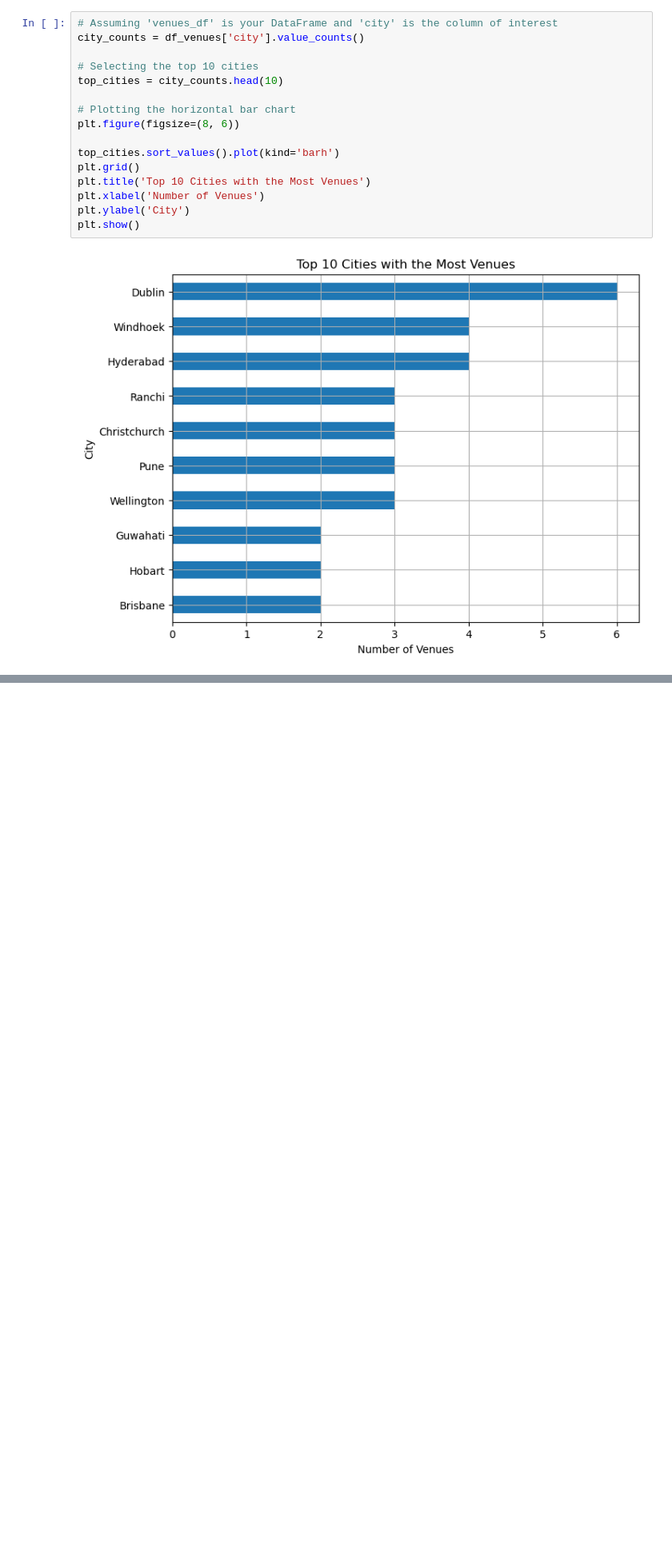
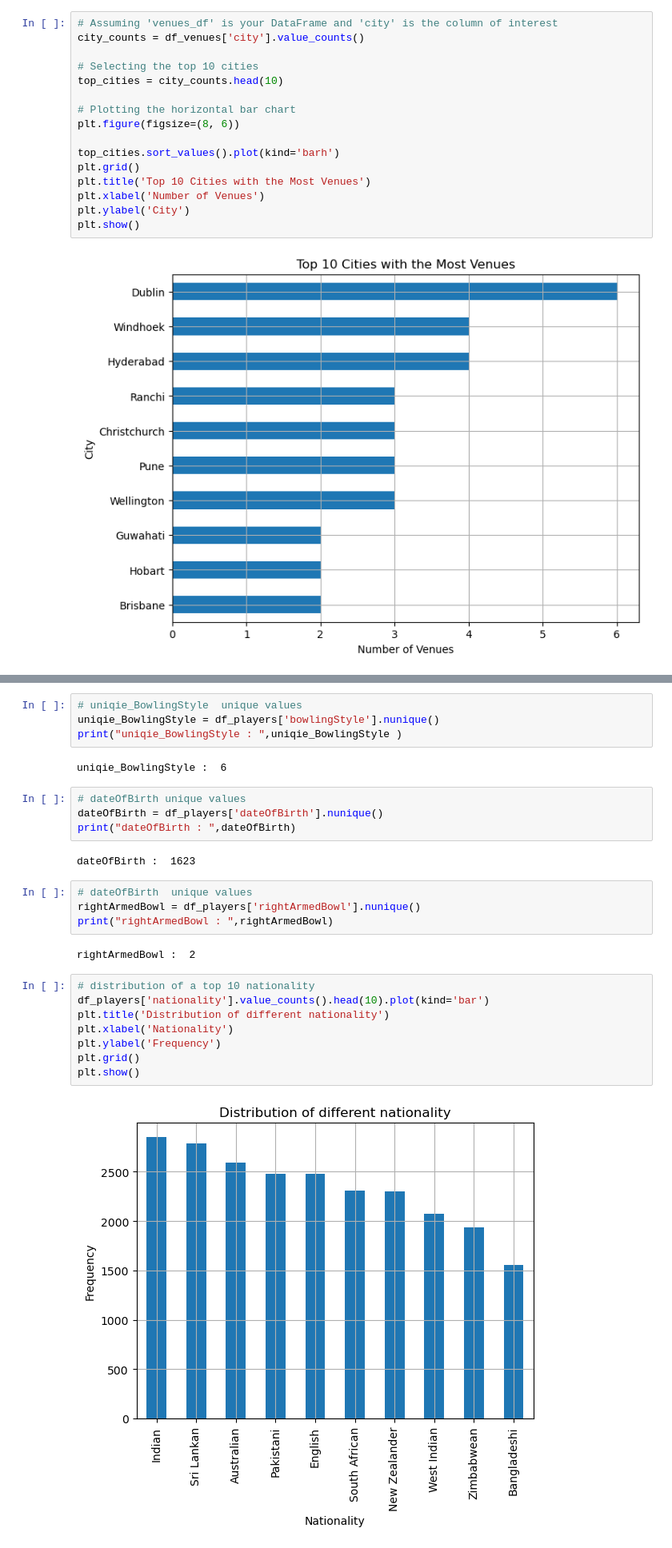
Before and after one commit to hassaanhameed786/Exploring-the-Cricket-World-Cup-An-EDA-Journey, a Jupyter notebook: notebooks/eda_on ICC_wordl_cup.ipynb, the cells around one changed output, grey strips where cells are left out. Shown at 80% size. Drawn from its saved outputs; the diff is of its cells as text; blank space fills up the shorter version.

```diff
--- a/notebooks/eda_on ICC_wordl_cup.ipynb
+++ b/notebooks/eda_on ICC_wordl_cup.ipynb
@@ -752,0 +773,28 @@ plt.show()
+# %%
+# uniqie_BowlingStyle  unique values
+uniqie_BowlingStyle = df_players['bowlingStyle'].nunique()
+print("uniqie_BowlingStyle : ",uniqie_BowlingStyle )
+# %% [output]
+uniqie_BowlingStyle :  6
+# %%
+# dateOfBirth unique values
+dateOfBirth = df_players['dateOfBirth'].nunique()
+print("dateOfBirth : ",dateOfBirth)
+# %% [output]
+dateOfBirth :  1623
+# %%
+# dateOfBirth  unique values
+rightArmedBowl = df_players['rightArmedBowl'].nunique()
+print("rightArmedBowl : ",rightArmedBowl)
+# %% [output]
+rightArmedBowl :  2
+# %%
+# distribution of a top 10 nationality
+df_players['nationality'].value_counts().head(10).plot(kind='bar')
+plt.title('Distribution of different nationality')
+plt.xlabel('Nationality')
+plt.ylabel('Frequency')
+plt.grid()
+plt.show()
+# %% [output]
+[figure, added]
```
Also changed, not shown: parts of 26 cells of this notebook, 10 other files.
